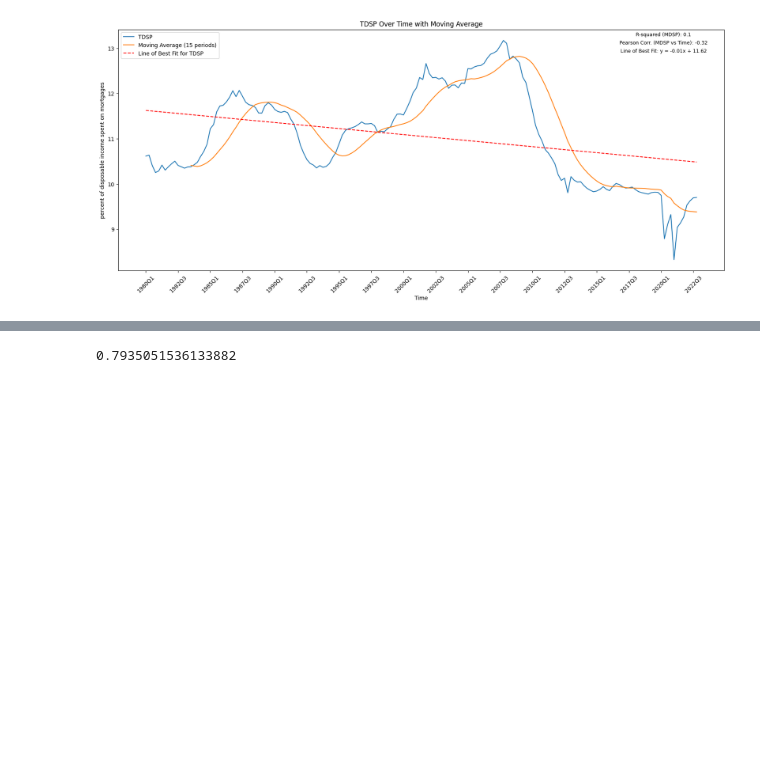
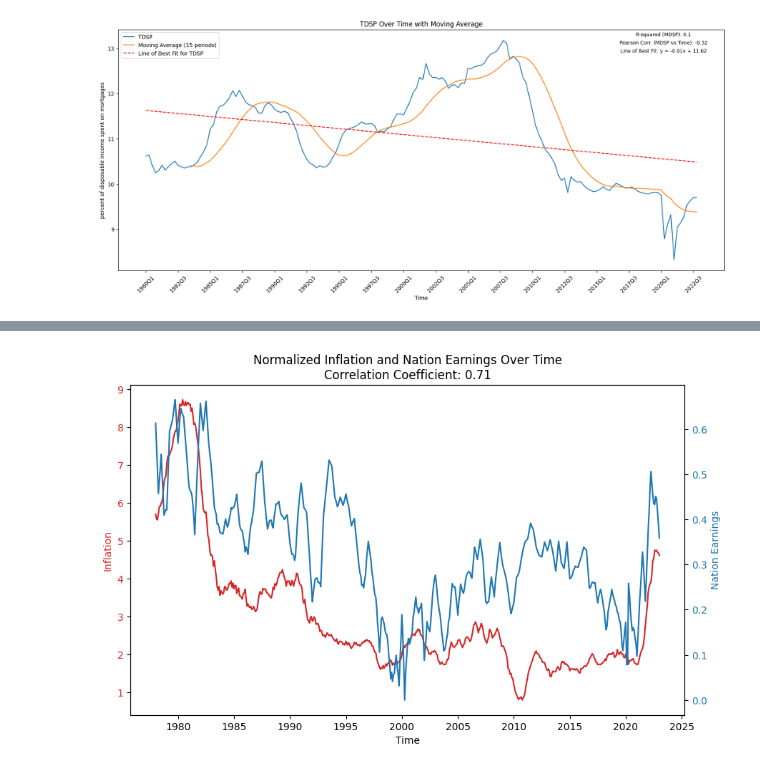
Before and after one commit to kechprog/infl, a Jupyter notebook: main.ipynb, the cells around one changed output, grey strips where cells are left out. Drawn from its saved outputs; the diff is of its cells as text; code cells hidden in the pictures; blank space fills up the shorter version.

```diff
--- a/main.ipynb
+++ b/main.ipynb
@@ -368,11 +235,48 @@ plt.show()
-# %%
-info = concat(
-    './data/raw/BCPI.csv'  ,
-    './data/raw/GDPC1.csv' )
-
-gdp = info['GDPC1']
-bcpi = info['M.BCPI']
-
-bcpi.corr(gdp)
-# %% [output]
-0.7935051536133882
+# %%
+data = concat(
+    './data/raw/PCETRIM12M159SFRBDAL.csv', # inflation                         | y
+    './data/raw/UNRATE.csv',               # unemployment rate                 | x1
+    './data/raw/PRS84006091.csv',          # labor productivity                | x2
+    './data/raw/GDPC1.csv',                # real GDP(gross domestic product)  | x4
+)
+
+data['nationProductivity'] = data['PRS84006091'] / (1 - data['UNRATE'])
+
+data['norm_gdp'] = (data['GDPC1'] - data['GDPC1'].min()) / (data['GDPC1'].max() - data['GDPC1'].min())
+data['norm_nationProductivity'] = (data['nationProductivity'] - data['nationProductivity'].min()) / (data['nationProductivity'].max() - data['nationProductivity'].min())
+
+data['nationEarnings'] = (data['norm_nationProductivity'] / (data['norm_gdp'] + 1))
+
+# Select the columns of interest
+columns_of_interest = ['PCETRIM12M159SFRBDAL', 'nationEarnings']
+selected_data = data[columns_of_interest]
+selected_data.columns = ['inflation', 'nation Earnings']
+
+scaler = MinMaxScaler()
+normalized_data = selected_data
+
+# Calculate the correlation coefficient
+correlation = normalized_data['inflation'].corr(normalized_data['nation Earnings'])
+
+# Plot the data
+fig, ax1 = plt.subplots(figsize=(10, 6))
+
+# Plot 'inflation'
+ax1.set_xlabel('Time')
+ax1.set_ylabel('Inflation', color='tab:red')
+ax1.plot(normalized_data.index, normalized_data['inflation'], color='tab:red')
+ax1.tick_params(axis='y', labelcolor='tab:red')
+
+# Create a second y-axis to plot 'nation Earnings'
+ax2 = ax1.twinx()
+ax2.set_ylabel('Nation Earnings', color='tab:blue')
+ax2.plot(normalized_data.index, normalized_data['nation Earnings'], color='tab:blue')
+ax2.tick_params(axis='y', labelcolor='tab:blue')
+
+# Add correlation coefficient to the plot
+plt.title(f'Normalized Inflation and Nation Earnings Over Time\nCorrelation Coefficient: {correlation:.2f}')
+
+# Show the plot
+plt.show()
+# %% [output]
+[figure, added]
```
Also changed, not shown: parts of 5 cells of this notebook, 8 other files.
